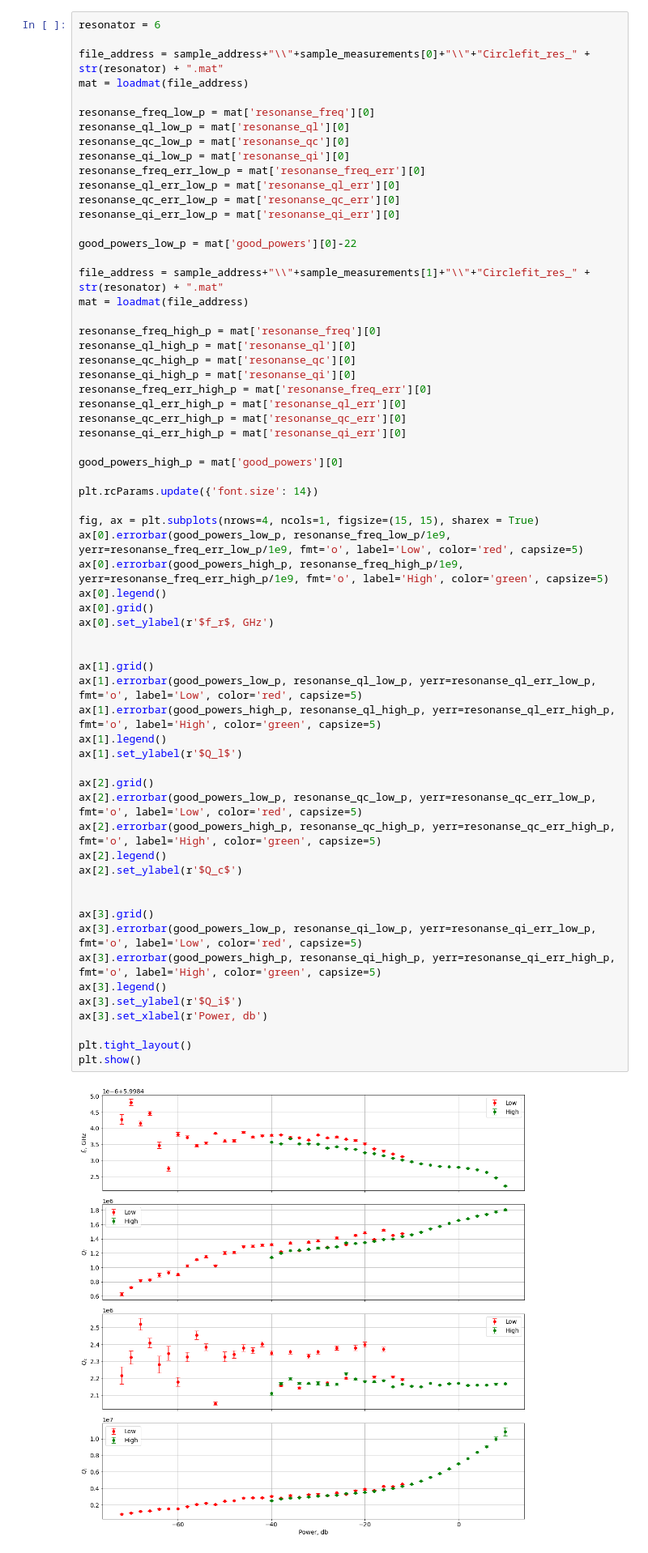
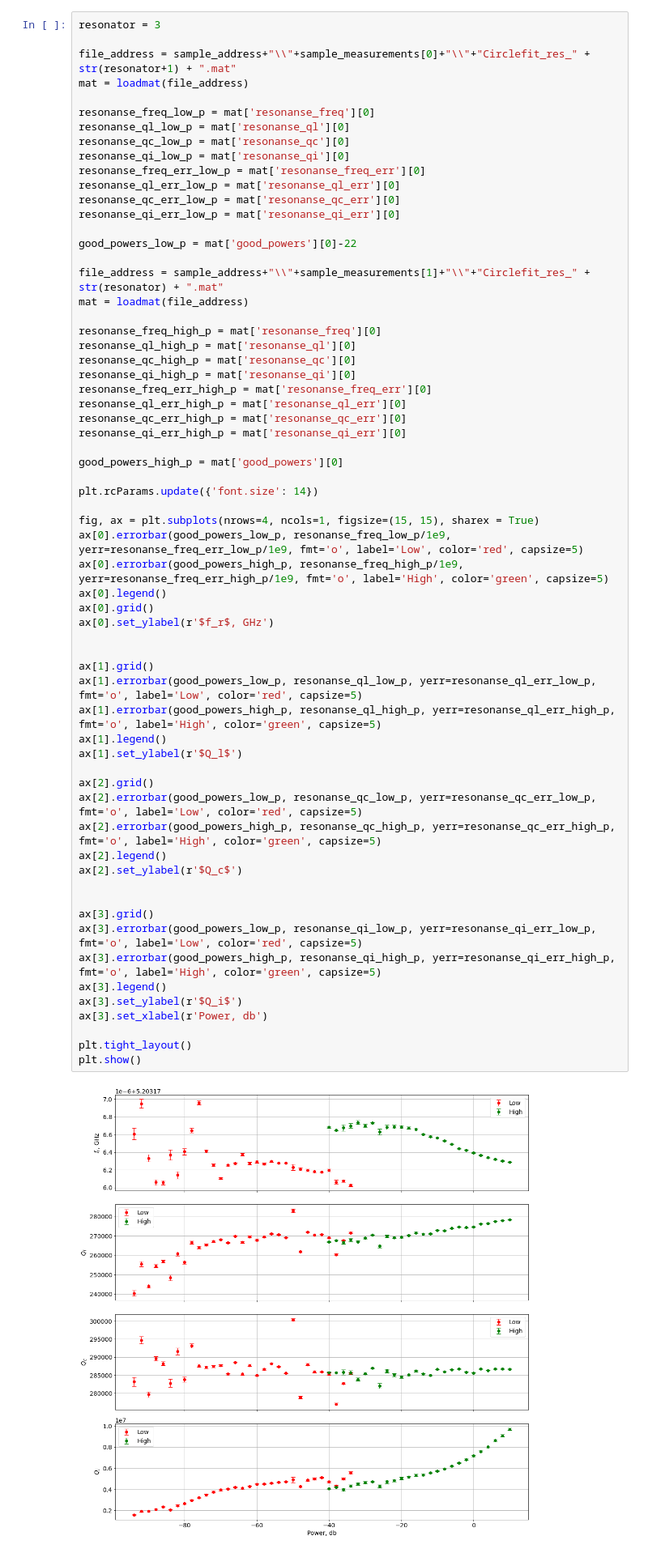
Before and after one commit to MukhanovaE/Kantele, a Jupyter notebook: Scripts/Power_merged_S7W4.ipynb, the cells around one changed output. Shown at 81% size. Saved outputs shown, nothing was run; the diff lists cells and outputs as text.

```diff
--- a/Scripts/Power_merged_S7W4.ipynb
+++ b/Scripts/Power_merged_S7W4.ipynb
@@ -35,9 +37,9 @@ for i in range(len(sample_measurements)):
 # %%
 %matplotlib inline
 # %%
-resonator = 6
+resonator = 3
 
-file_address = sample_address+"\\"+sample_measurements[0]+"\\"+"Circlefit_res_" + str(resonator) + ".mat"
+file_address = sample_address+"\\"+sample_measurements[0]+"\\"+"Circlefit_res_" + str(resonator+1) + ".mat"
 mat = loadmat(file_address)
 
 resonanse_freq_low_p = mat['resonanse_freq'][0]
@@ -71,31 +73,31 @@ fig, ax = plt.subplots(nrows=4, ncols=1, figsize=(15, 15), sharex = True)
 ax[0].errorbar(good_powers_low_p, resonanse_freq_low_p/1e9, yerr=resonanse_freq_err_low_p/1e9, fmt='o', label='Low', color='red', capsize=5)
 ax[0].errorbar(good_powers_high_p, resonanse_freq_high_p/1e9, yerr=resonanse_freq_err_high_p/1e9, fmt='o', label='High', color='green', capsize=5)
 ax[0].legend()
 ax[0].grid()
 ax[0].set_ylabel(r'$f_r$, GHz')
 
 
 ax[1].grid()
 ax[1].errorbar(good_powers_low_p, resonanse_ql_low_p, yerr=resonanse_ql_err_low_p, fmt='o', label='Low', color='red', capsize=5)
 ax[1].errorbar(good_powers_high_p, resonanse_ql_high_p, yerr=resonanse_ql_err_high_p, fmt='o', label='High', color='green', capsize=5)
 ax[1].legend()
 ax[1].set_ylabel(r'$Q_l$')
 
 ax[2].grid()
 ax[2].errorbar(good_powers_low_p, resonanse_qc_low_p, yerr=resonanse_qc_err_low_p, fmt='o', label='Low', color='red', capsize=5)
 ax[2].errorbar(good_powers_high_p, resonanse_qc_high_p, yerr=resonanse_qc_err_high_p, fmt='o', label='High', color='green', capsize=5)
 ax[2].legend()
 ax[2].set_ylabel(r'$Q_c$')
 
 
 ax[3].grid()
 ax[3].errorbar(good_powers_low_p, resonanse_qi_low_p, yerr=resonanse_qi_err_low_p, fmt='o', label='Low', color='red', capsize=5)
 ax[3].errorbar(good_powers_high_p, resonanse_qi_high_p, yerr=resonanse_qi_err_high_p, fmt='o', label='High', color='green', capsize=5)
 ax[3].legend()
 ax[3].set_ylabel(r'$Q_i$')
 ax[3].set_xlabel(r'Power, db')
 
 plt.tight_layout()
 plt.show()
 # %% [output]
-[figure, old version]
+[figure, new version]
```
Also changed, not shown: parts of 1 cell of this notebook, 55 other files.
